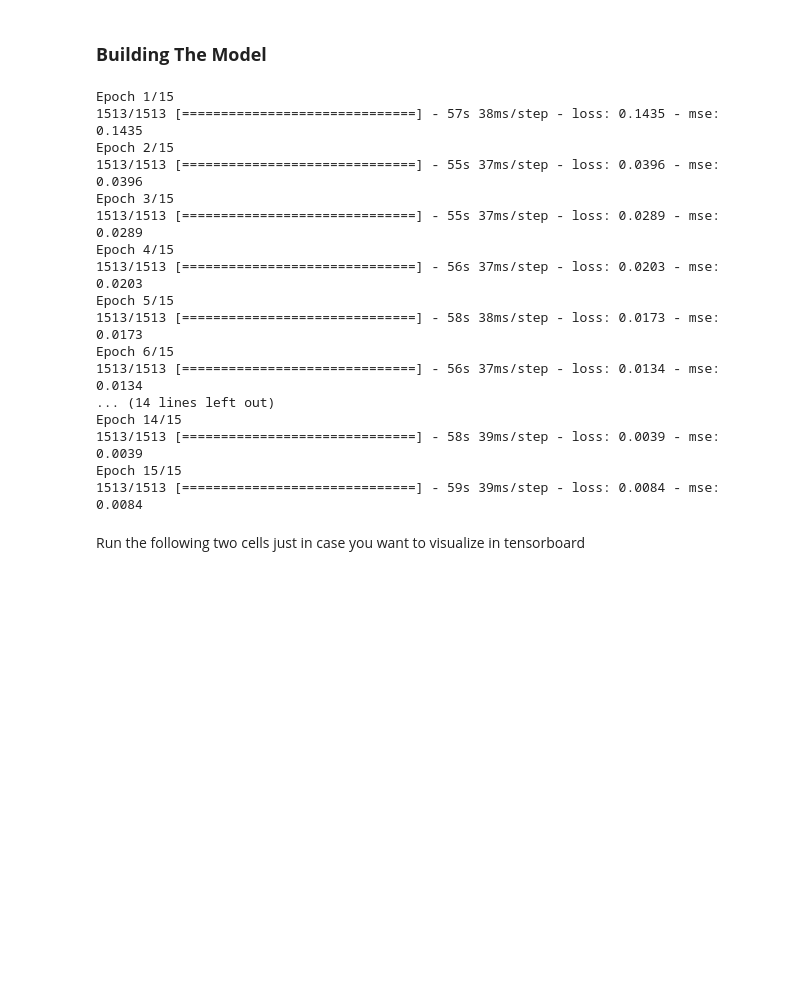
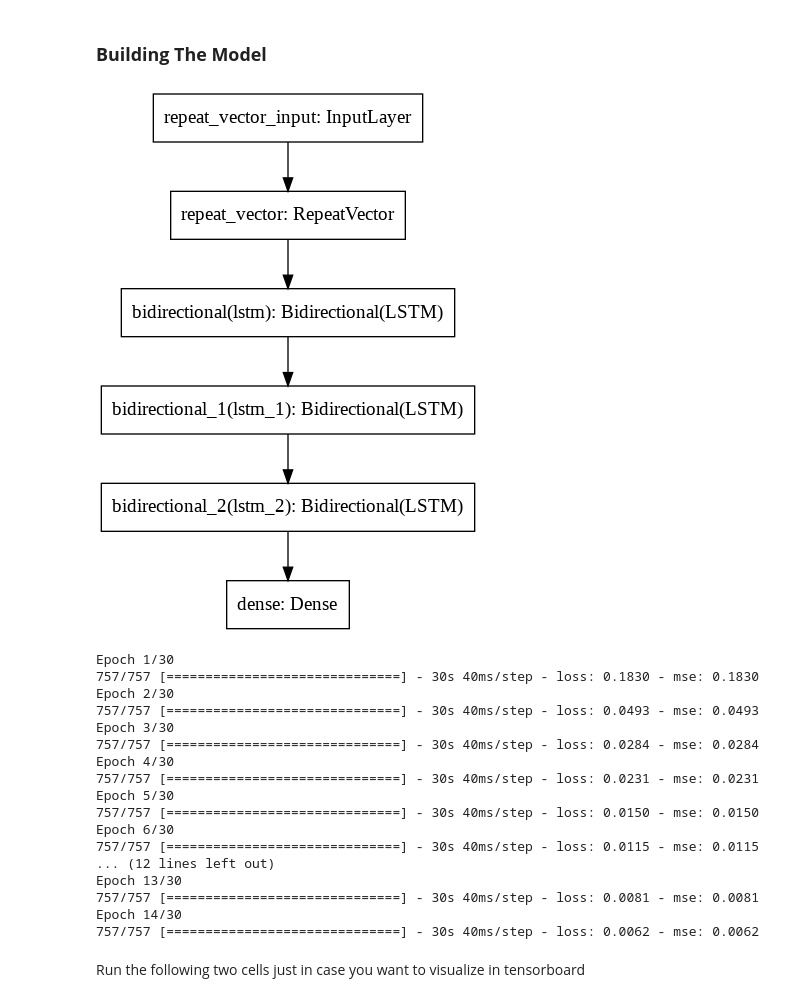
Before and after one commit to udemirezen/Physics-Informed-Deep-Learning, a Jupyter notebook: LSTMNetwork/Analytical_Thermal_Clustering.ipynb, the cells around one changed output. Drawn from its saved outputs; the diff is of its cells as text; code cells hidden in the pictures; blank space fills up the shorter version.

```diff
--- a/LSTMNetwork/Analytical_Thermal_Clustering.ipynb
+++ b/LSTMNetwork/Analytical_Thermal_Clustering.ipynb
@@ -260,23 +261,27 @@ callback = tf.keras.callbacks.EarlyStopping(monitor='loss', patience = 3)
+# %%
+plot_model(rnn_model)
+# %% [output]
+[figure, added]
 # %%
-history = rnn_model.fit(x = train_points, y = train_temps, batch_size = 10, epochs = 15,  callbacks = [callback])
+history = rnn_model.fit(x = train_points, y = train_temps, batch_size = 20, epochs = 30,  callbacks = [callback])
 # %% [output]
-Epoch 1/15
-1513/1513 [==============================] - 57s 38ms/step - loss: 0.1435 - mse: 0.1435
-Epoch 2/15
-1513/1513 [==============================] - 55s 37ms/step - loss: 0.0396 - mse: 0.0396
-Epoch 3/15
-1513/1513 [==============================] - 55s 37ms/step - loss: 0.0289 - mse: 0.0289
-Epoch 4/15
-1513/1513 [==============================] - 56s 37ms/step - loss: 0.0203 - mse: 0.0203
-Epoch 5/15
-1513/1513 [==============================] - 58s 38ms/step - loss: 0.0173 - mse: 0.0173
-Epoch 6/15
-1513/1513 [==============================] - 56s 37ms/step - loss: 0.0134 - mse: 0.0134
-... (14 lines left out)
-Epoch 14/15
-1513/1513 [==============================] - 58s 39ms/step - loss: 0.0039 - mse: 0.0039
-Epoch 15/15
-1513/1513 [==============================] - 59s 39ms/step - loss: 0.0084 - mse: 0.0084
+Epoch 1/30
+757/757 [==============================] - 30s 40ms/step - loss: 0.1830 - mse: 0.1830
+Epoch 2/30
+757/757 [==============================] - 30s 40ms/step - loss: 0.0493 - mse: 0.0493
+Epoch 3/30
+757/757 [==============================] - 30s 40ms/step - loss: 0.0284 - mse: 0.0284
+Epoch 4/30
+757/757 [==============================] - 30s 40ms/step - loss: 0.0231 - mse: 0.0231
+Epoch 5/30
+757/757 [==============================] - 30s 40ms/step - loss: 0.0150 - mse: 0.0150
+Epoch 6/30
+757/757 [==============================] - 30s 40ms/step - loss: 0.0115 - mse: 0.0115
+... (12 lines left out)
+Epoch 13/30
+757/757 [==============================] - 30s 40ms/step - loss: 0.0081 - mse: 0.0081
+Epoch 14/30
+757/757 [==============================] - 30s 40ms/step - loss: 0.0062 - mse: 0.0062
 # %% [markdown]
 Run the following two cells just in case you want to visualize in tensorboard
 # %%
```
Also changed, not shown: parts of 18 cells of this notebook.
